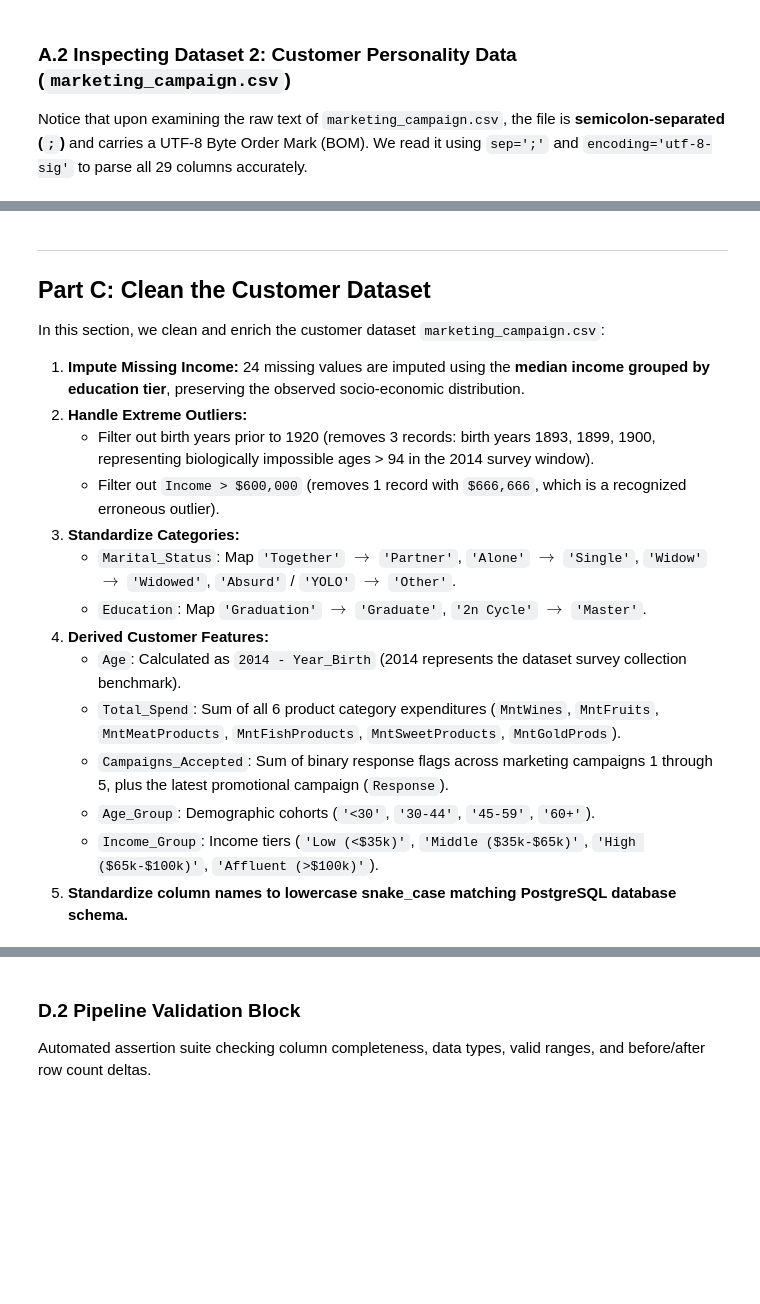
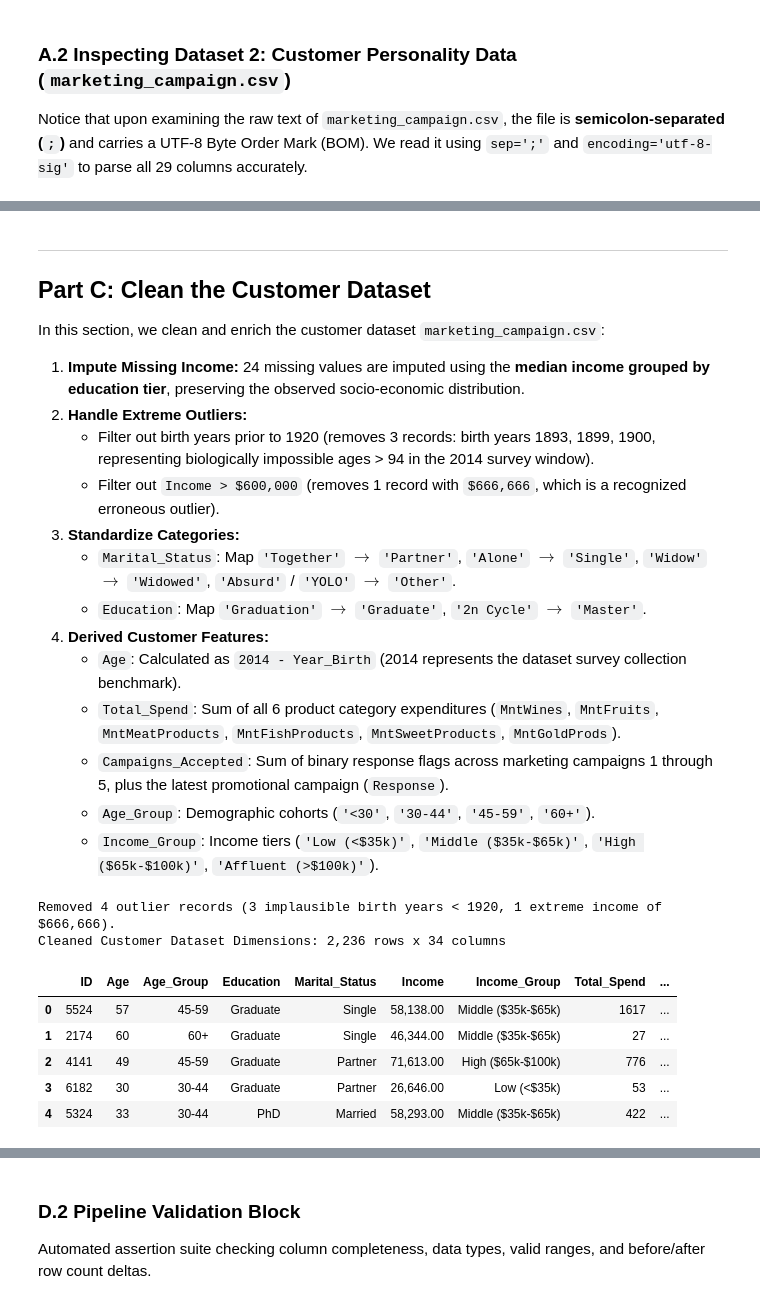
Before and after one commit to hayat-ishfaq/marketing-campaign-analytics, a Jupyter notebook: notebooks/01_cleaning.ipynb, the cells around one changed output, grey strips where cells are left out. Drawn from its saved outputs; the diff is of its cells as text; code cells hidden in the pictures; blank space fills up the shorter version.

```diff
--- a/notebooks/01_cleaning.ipynb
+++ b/notebooks/01_cleaning.ipynb
@@ -313,7 +399,6 @@ In this section, we clean and enrich the customer dataset `marketing_campaign.cs
    - `Campaigns_Accepted`: Sum of binary response flags across marketing campaigns 1 through 5, plus the latest promotional campaign (`Response`).
    - `Age_Group`: Demographic cohorts (`'<30'`, `'30-44'`, `'45-59'`, `'60+'`).
    - `Income_Group`: Income tiers (`'Low (<$35k)'`, `'Middle ($35k-$65k)'`, `'High ($65k-$100k)'`, `'Affluent (>$100k)'`).
-5. **Standardize column names to lowercase snake_case matching PostgreSQL database schema.**
 # %%
 df_cust_clean = df_cust_raw.copy()
 
@@ -349,41 +434,47 @@ edu_map = {
     'Master': 'Master',
     'PhD': 'PhD'
 }
 df_cust_clean['Education'] = df_cust_clean['Education'].map(edu_map).fillna(df_cust_clean['Education'])
 
-# Parse Dt_Customer to datetime string YYYY-MM-DD
-df_cust_clean['Dt_Customer'] = pd.to_datetime(df_cust_clean['Dt_Customer'], format='%Y-%m-%d').dt.strftime('%Y-%m-%d')
+# Parse Dt_Customer to datetime
+df_cust_clean['Dt_Customer'] = pd.to_datetime(df_cust_clean['Dt_Customer'], format='%Y-%m-%d')
 
 # 4. Derived Columns
 # Reference year 2014 reflects the survey collection window (2012 - mid 2014)
 df_cust_clean['Age'] = 2014 - df_cust_clean['Year_Birth']
 
 # Total product spend
 spend_fields = [
     'MntWines', 'MntFruits', 'MntMeatProducts',
     'MntFishProducts', 'MntSweetProducts', 'MntGoldProds'
 ]
 df_cust_clean['Total_Spend'] = df_cust_clean[spend_fields].sum(axis=1)
 
 # Total campaigns accepted
 cmp_flags = ['AcceptedCmp1', 'AcceptedCmp2', 'AcceptedCmp3', 'AcceptedCmp4', 'AcceptedCmp5', 'Response']
 df_cust_clean['Campaigns_Accepted'] = df_cust_clean[cmp_flags].sum(axis=1)
 
 # Demographic Age Groups
 age_bins = [0, 29, 44, 59, 120]
 age_labels = ['<30', '30-44', '45-59', '60+']
-df_cust_clean['Age_Group'] = pd.cut(df_cust_clean['Age'], bins=age_bins, labels=age_labels, right=True).astype(str)
+df_cust_clean['Age_Group'] = pd.cut(df_cust_clean['Age'], bins=age_bins, labels=age_labels, right=True)
 
 # Socioeconomic Income Groups
 inc_bins = [0, 35000, 65000, 100000, np.inf]
 inc_labels = ['Low (<$35k)', 'Middle ($35k-$65k)', 'High ($65k-$100k)', 'Affluent (>$100k)']
-df_cust_clean['Income_Group'] = pd.cut(df_cust_clean['Income'], bins=inc_bins, labels=inc_labels, right=False).astype(str)
-
-# 5. Standardize all column names to lowercase snake_case
-df_cust_clean.columns = [col.lower() for col in df_cust_clean.columns]
+df_cust_clean['Income_Group'] = pd.cut(df_cust_clean['Income'], bins=inc_bins, labels=inc_labels, right=False)
 
 print(f"Cleaned Customer Dataset Dimensions: {df_cust_clean.shape[0]:,} rows x {df_cust_clean.shape[1]} columns")
-display(df_cust_clean[['id', 'age', 'age_group', 'education', 'marital_status', 'income', 'income_group', 'total_spend', 'campaigns_accepted']].head())
+display(df_cust_clean[['ID', 'Age', 'Age_Group', 'Education', 'Marital_Status', 'Income', 'Income_Group', 'Total_Spend', 'Campaigns_Accepted']].head())
+# %% [output]
+Removed 4 outlier records (3 implausible birth years < 1920, 1 extreme income of $666,666).
+Cleaned Customer Dataset Dimensions: 2,236 rows x 34 columns
+|  | ID | Age | Age_Group | Education | Marital_Status | Income | Income_Group | Total_Spend | ... |
+| 0 | 5524 | 57 | 45-59 | Graduate | Single | 58,138.00 | Middle ($35k-$65k) | 1617 | ... |
+| 1 | 2174 | 60 | 60+ | Graduate | Single | 46,344.00 | Middle ($35k-$65k) | 27 | ... |
+| 2 | 4141 | 49 | 45-59 | Graduate | Partner | 71,613.00 | High ($65k-$100k) | 776 | ... |
+| 3 | 6182 | 30 | 30-44 | Graduate | Partner | 26,646.00 | Low (<$35k) | 53 | ... |
+| 4 | 5324 | 33 | 30-44 | PhD | Married | 58,293.00 | Middle ($35k-$65k) | 422 | ... |
 # %% [markdown]
 ---
 ## Part D: Cleaning Log, Exports, and Pipeline Validation
```
Also changed, not shown: parts of 19 cells of this notebook, 17 other files.
